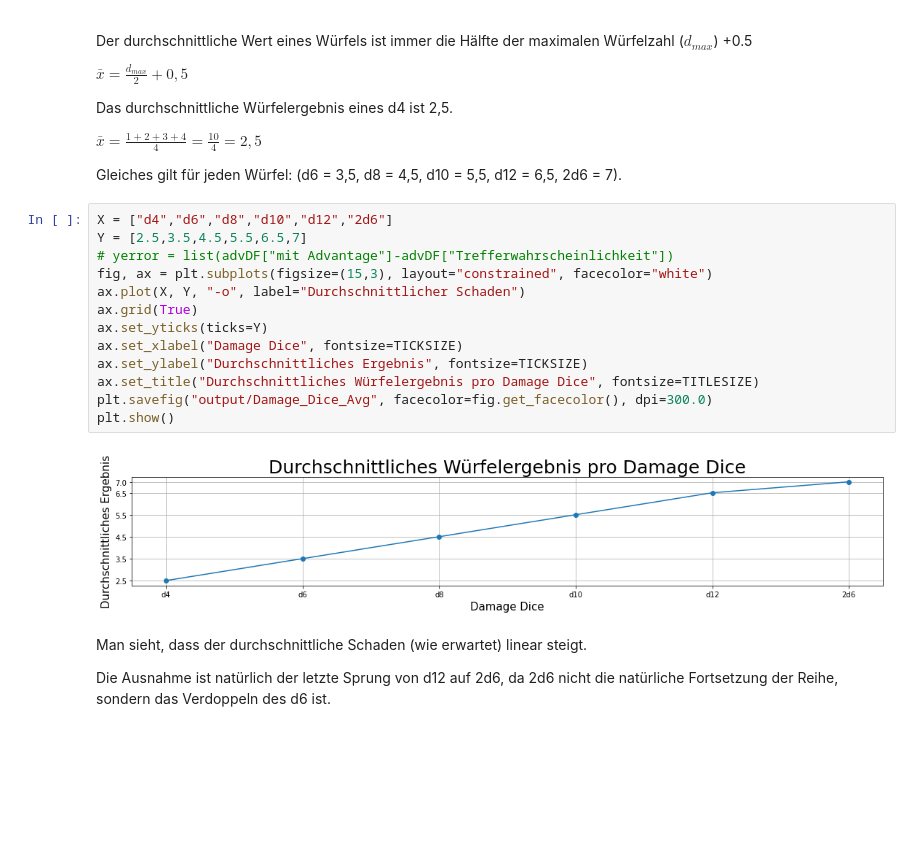
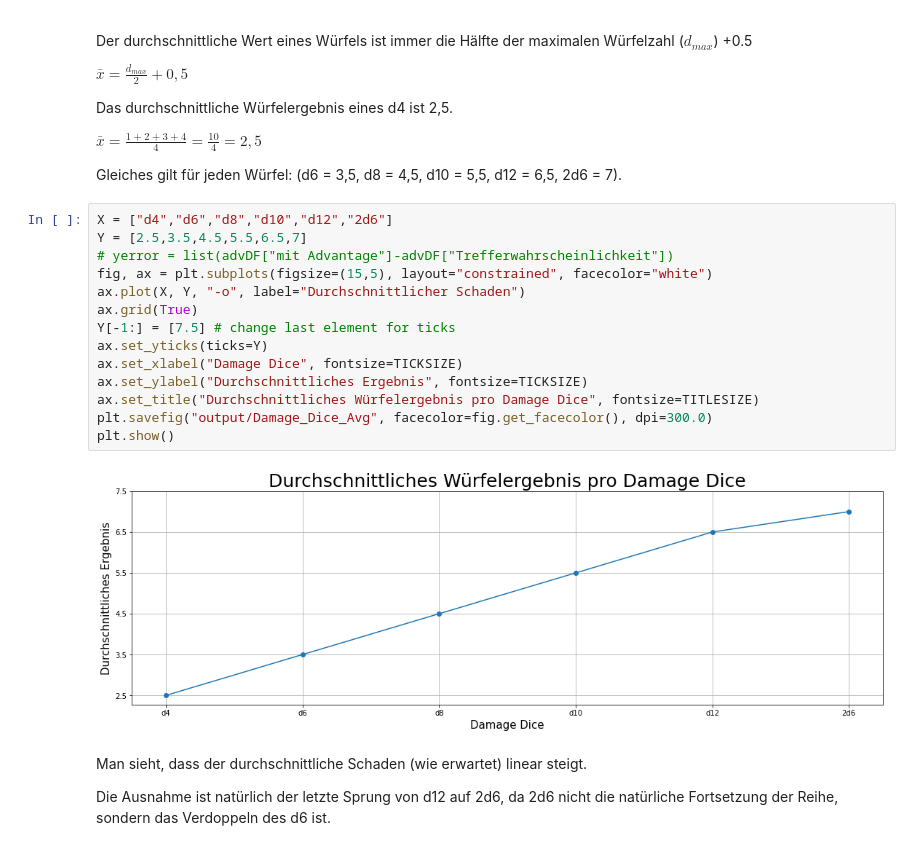
Before and after one commit to AlexSchinnerl/dndMath, a Jupyter notebook: damageCalculation.ipynb, the cells around one changed output. Cells and saved outputs as stored; diff of their text form; blank space fills up the shorter version.

```diff
--- a/damageCalculation.ipynb
+++ b/damageCalculation.ipynb
@@ -368,18 +368,19 @@ Gleiches gilt für jeden Würfel: (d6 = 3,5, d8 = 4,5, d10 = 5,5, d12 = 6,5, 2d6
 # %%
 X = ["d4","d6","d8","d10","d12","2d6"]
 Y = [2.5,3.5,4.5,5.5,6.5,7]
 # yerror = list(advDF["mit Advantage"]-advDF["Trefferwahrscheinlichkeit"])
-fig, ax = plt.subplots(figsize=(15,3), layout="constrained", facecolor="white")
+fig, ax = plt.subplots(figsize=(15,5), layout="constrained", facecolor="white")
 ax.plot(X, Y, "-o", label="Durchschnittlicher Schaden")
 ax.grid(True)
+Y[-1:] = [7.5] # change last element for ticks
 ax.set_yticks(ticks=Y)
 ax.set_xlabel("Damage Dice", fontsize=TICKSIZE)
 ax.set_ylabel("Durchschnittliches Ergebnis", fontsize=TICKSIZE)
 ax.set_title("Durchschnittliches Würfelergebnis pro Damage Dice", fontsize=TITLESIZE)
 plt.savefig("output/Damage_Dice_Avg", facecolor=fig.get_facecolor(), dpi=300.0)
 plt.show()
 # %% [output]
-[figure, old version]
+[figure, new version]
 # %% [markdown]
 Man sieht, dass der durchschnittliche Schaden (wie erwartet) linear steigt.
 
```
Also changed, not shown: parts of 8 cells of this notebook, 2 other files.
